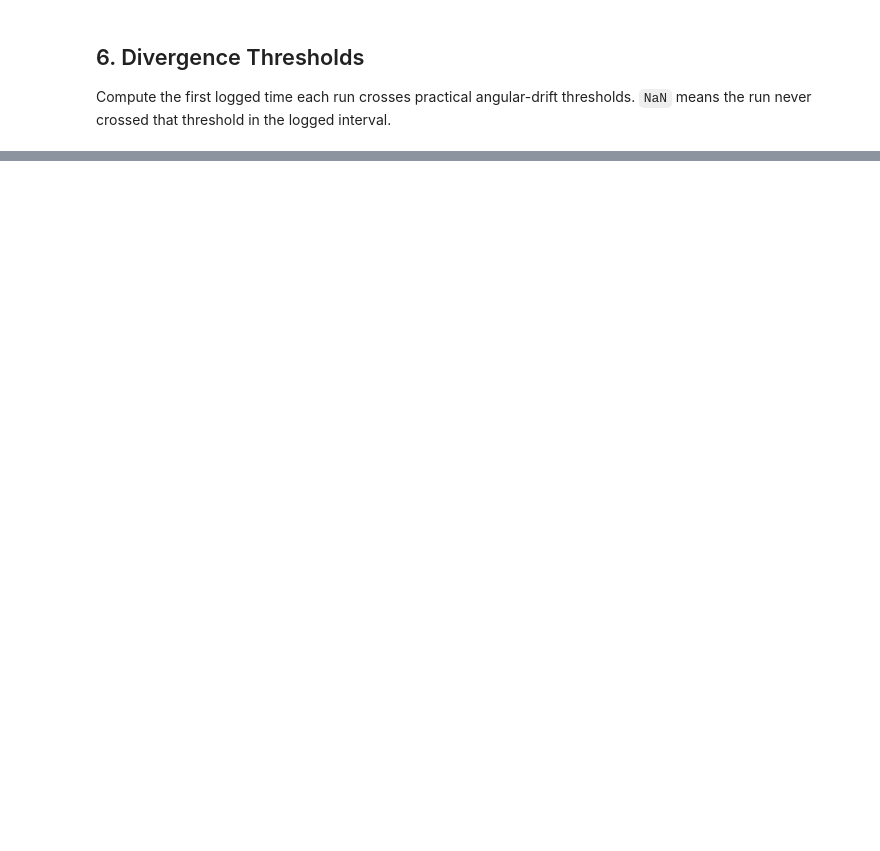
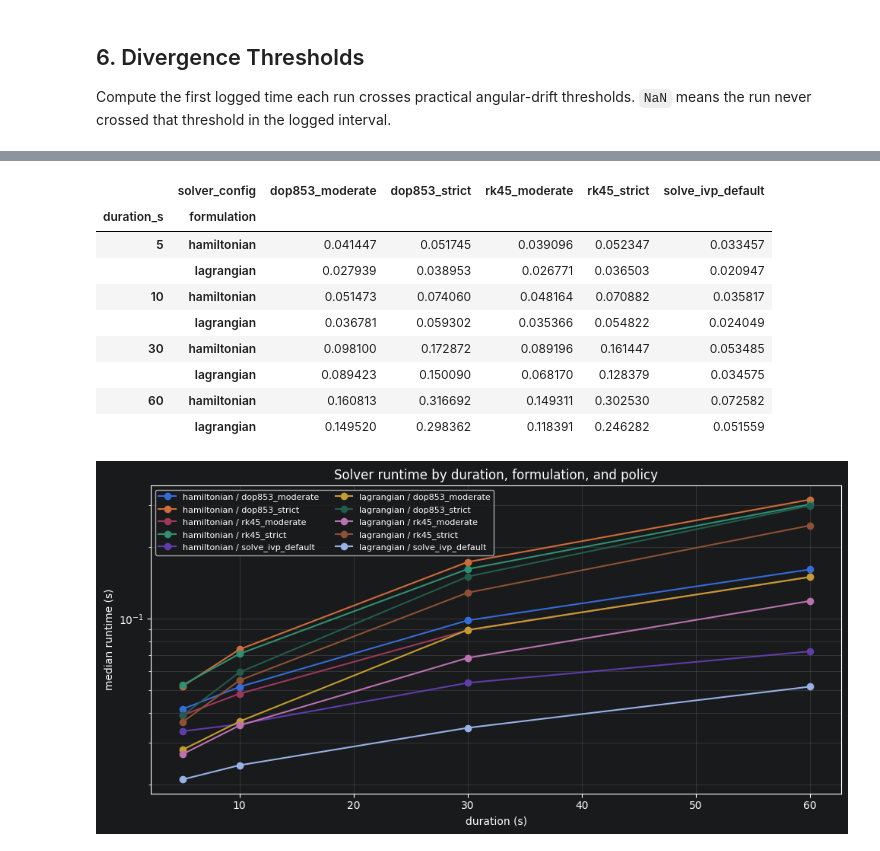
Before and after one commit to pineapple-bois/Double_Pendulum_App, a Jupyter notebook: development/math_fidelity/explore_drift_evidence.ipynb, the cells around one changed output, grey strips where cells are left out. Saved outputs shown, nothing was run; the diff lists cells and outputs as text; code cells hidden in the pictures; blank space fills up the shorter version.

Commit message:
math_fidelity/, and solver cost benchmark

```diff
--- a/development/math_fidelity/explore_drift_evidence.ipynb
+++ b/development/math_fidelity/explore_drift_evidence.ipynb
@@ -215,0 +350,12 @@ sorted(FIGURE_DIR.glob("*.png"))
+# %%
+BENCHMARK_CSV = LOG_DIR / "solver_cost_benchmark.csv"
+
+if BENCHMARK_CSV.exists():
+    benchmark = pd.read_csv(BENCHMARK_CSV)
+    print("benchmark rows/columns:", benchmark.shape)
+    display(benchmark.head())
+else:
+    benchmark = None
+    print("Benchmark log not found.")
+    print("Generate it from the repository root with:")
+    print(".venv/bin/python development/math_fidelity/probes/benchmark_solver_cost.py")
@@ -215,0 +371,35 @@ sorted(FIGURE_DIR.glob("*.png"))
+# %%
+if benchmark is None:
+    print("No benchmark log loaded.")
+else:
+    runtime_summary = benchmark.pivot_table(
+        index=["duration_s", "formulation"],
+        columns="solver_config",
+        values="median_runtime_s",
+        aggfunc="median",
+    )
+    display(runtime_summary)
+
+    fig, ax = plt.subplots(figsize=(10, 5))
+    for (formulation, solver_config), group in benchmark.groupby(["formulation", "solver_config"]):
+        grouped = group.groupby("duration_s", as_index=False)["median_runtime_s"].median()
+        ax.plot(grouped["duration_s"], grouped["median_runtime_s"], marker="o", label=f"{formulation} / {solver_config}")
+    ax.set_yscale("log")
+    ax.set_xlabel("duration (s)")
+    ax.set_ylabel("median runtime (s)")
+    ax.set_title("Solver runtime by duration, formulation, and policy")
+    ax.grid(True, which="both", alpha=0.25)
+    ax.legend(fontsize=8, ncols=2)
+    plt.tight_layout();
+# %% [output]
+|  | solver_config | dop853_moderate | dop853_strict | rk45_moderate | rk45_strict | solve_ivp_default |
+| duration_s | formulation |  |  |  |  |  |
+| 5 | hamiltonian | 0.041447 | 0.051745 | 0.039096 | 0.052347 | 0.033457 |
+|  | lagrangian | 0.027939 | 0.038953 | 0.026771 | 0.036503 | 0.020947 |
+| 10 | hamiltonian | 0.051473 | 0.074060 | 0.048164 | 0.070882 | 0.035817 |
+|  | lagrangian | 0.036781 | 0.059302 | 0.035366 | 0.054822 | 0.024049 |
+| 30 | hamiltonian | 0.098100 | 0.172872 | 0.089196 | 0.161447 | 0.053485 |
+|  | lagrangian | 0.089423 | 0.150090 | 0.068170 | 0.128379 | 0.034575 |
+| 60 | hamiltonian | 0.160813 | 0.316692 | 0.149311 | 0.302530 | 0.072582 |
+|  | lagrangian | 0.149520 | 0.298362 | 0.118391 | 0.246282 | 0.051559 |
+[figure, added]
```
Also changed, not shown: parts of 25 cells of this notebook, 7 other files.
